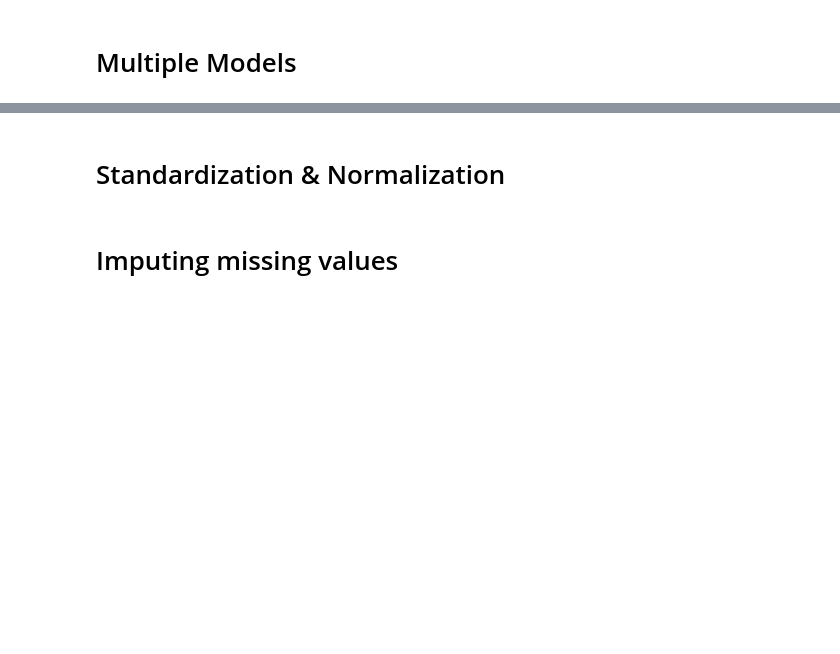
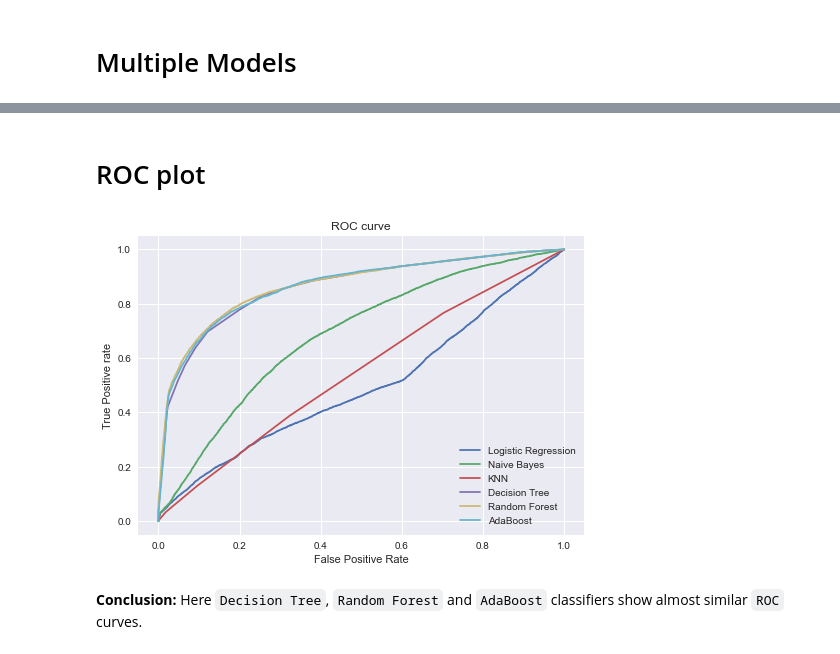
Before and after one commit to ankit-javeri/Credit-card-Lead-prediction, a Jupyter notebook: Credit_card_lead_prediction.ipynb, the cells around one changed output, grey strips where cells are left out. Drawn from its saved outputs; the diff is of its cells as text; code cells hidden in the pictures; blank space fills up the shorter version.

```diff
--- a/Credit_card_lead_prediction.ipynb
+++ b/Credit_card_lead_prediction.ipynb
@@ -340,2 +462,0 @@ winsound.Beep(freq,duration)
-# %%
-y_hat = svc.predict(X_val)
@@ -373,36 +463,18 @@ print(cr)
-# %%
-# Evaluation
-acc = accuracy_score(y_true=y_val,y_pred=y_hat)
-pred_prob = nb.predict_proba(X_val)
-auc_score = roc_auc_score(y_val, pred_prob[:,1])
-
-TN, FP, FN, TP = confusion_matrix(y_true=y_val,y_pred=y_hat).ravel()
-sens = TP / (TP+FN)
-spec = TN / (TN+FP)
-prec = TP / (TP+FP)
-f1 = 2*prec*sens / (prec + sens)
-
-# Result
-result = pd.DataFrame({'Model': 'Naive Bayes',
-                           'Accuracy Score':acc,
-                           'AUC Score': auc_score,
-                           'F1 Score': f1,
-                           'Precision': prec,
-                           'Sensitivity(Recall)': sens,
-                           'Specificity': spec }, index=[0])
-result
 # %% [markdown]
 # Multiple Models
 # %%
-algos = [lr, nb, sgd, knn, dtree, rfm, ab]
-names =['Logistic Regression','Naive Bayes','SGD','KNN','Decision Tree','Random Forest', 'AdaBoost']
+algos = [lr, nb, knn, dtree, rfm, ab]
+names =['Logistic Regression','Naive Bayes','KNN','Decision Tree','Random Forest', 'AdaBoost']
 # %%
+from sklearn.metrics import roc_curve
+
 auc_list=[]
 acc_list=[]
 sensitivity=[]
 specificity=[]
 precision=[]
 f1_score=[]
+fpr_tpr = []
 
 for name in algos:
 
@@ -413,6 +485,12 @@ for name in algos:
     pred_prob = model.predict_proba(X_val)
 
     auc = roc_auc_score(y_true=y_val, y_score=pred_prob[:,1])
+    fpr, tpr, _ = roc_curve(y_true=y_val, y_score=pred_prob[:,1])
+    fpr_tpr.append({'Model': name, 'FPR':fpr, 'TPR':tpr})
+#     fpr_tpr['Model'] = name
+#     fpr_tpr['FPR'] = fpr
+#     fpr_tpr['TPR'] = tpr
+
     acc = accuracy_score(y_true=y_val,y_pred=y_hat)
     TN, FP, FN, TP = confusion_matrix(y_true=y_val,y_pred=y_hat).ravel()
 
@@ -623,2 +533,0 @@ print(cross_val_score(model, X, y, cv=2))
-# %% [markdown]
-# Standardization & Normalization
@@ -639,2 +533,0 @@ normalized_X_test = scaler.transform(X_test)
-# %% [markdown]
-# Imputing missing values
@@ -660,19 +534,25 @@ df_test.head()
+# %% [markdown]
+# ROC plot
 # %%
 # matplotlib
 import matplotlib.pyplot as plt
 plt.style.use('seaborn')
 
-# plot roc curves
-plt.plot(fpr1, tpr1, linestyle='--',color='orange', label='Logistic Regression')
-plt.plot(fpr2, tpr2, linestyle='--',color='green', label='KNN')
-plt.plot(p_fpr, p_tpr, linestyle='--', color='blue')
+# Plot of ROC for each Alogorithm
+for name, item in zip(names,fpr_tpr):
+    plt.plot(item['FPR'], item['TPR'], label=name)
+
 # title
 plt.title('ROC curve')
 # x label
 plt.xlabel('False Positive Rate')
 # y label
 plt.ylabel('True Positive rate')
 
 plt.legend(loc='best')
 plt.savefig('ROC',dpi=300)
 plt.show();
+# %% [output]
+[figure, added]
+# %% [markdown]
+**Conclusion:** Here `Decision Tree`, `Random Forest` and `AdaBoost` classifiers show almost similar `ROC` curves.
```
Also changed, not shown: parts of 88 cells of this notebook, 1 other file.
